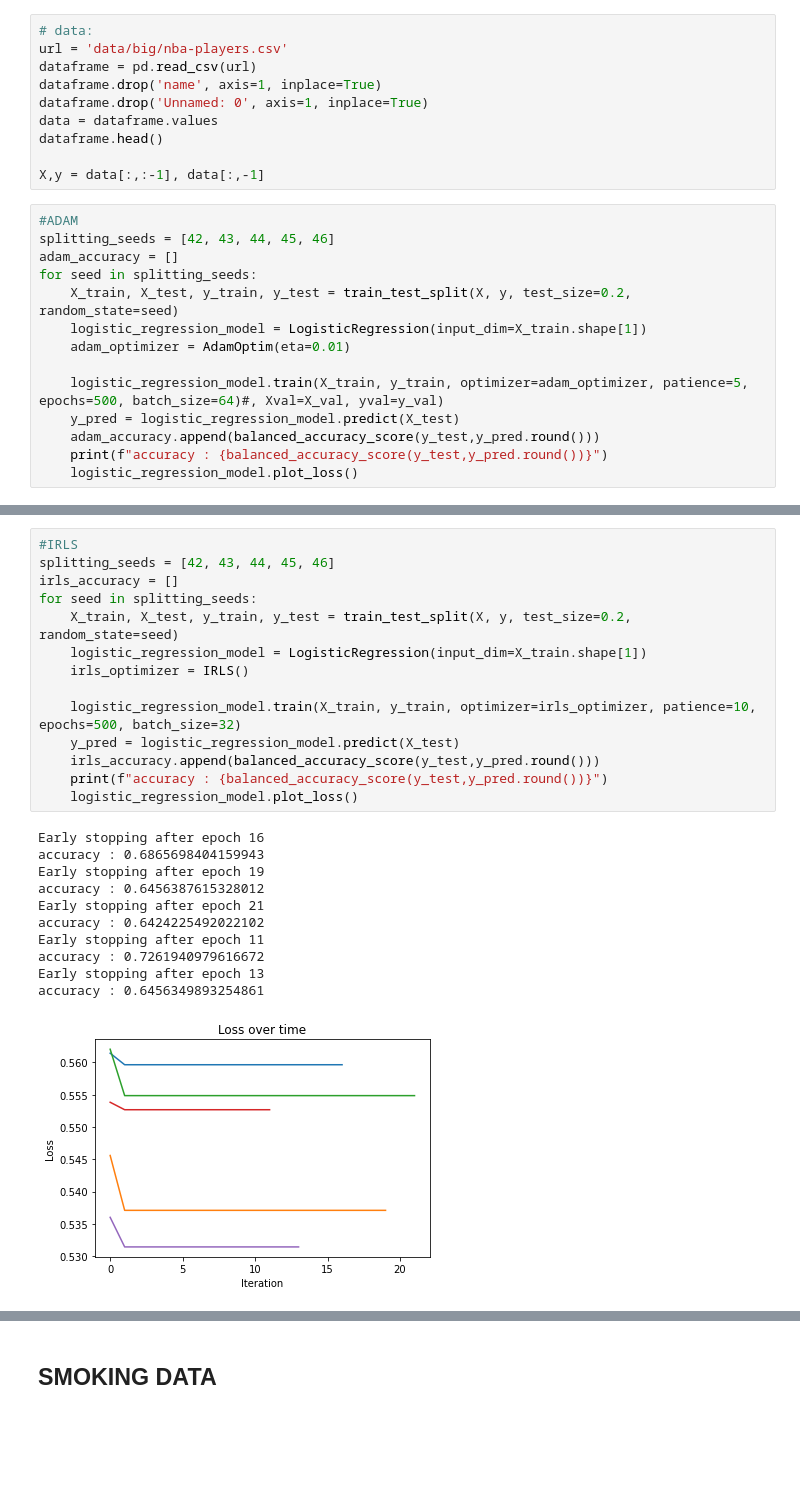
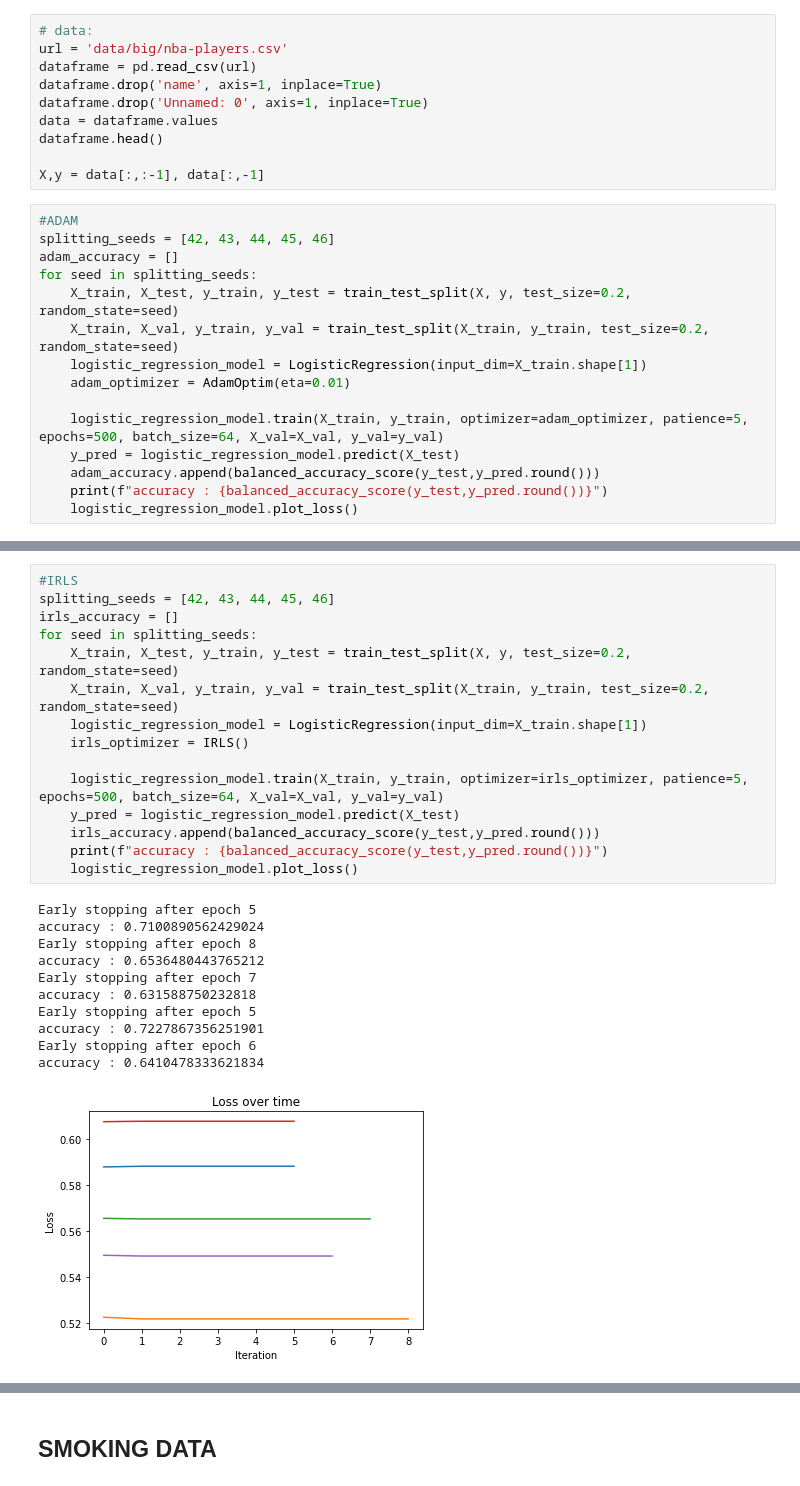
Before and after one commit to kozaka93/2024L-DSAdvancedML, a Jupyter notebook: projects/project1/group3/Narozniak_Czerwonski_Rucinski/src/my_results.ipynb, the cells around one changed output, grey strips where cells are left out. Saved outputs shown, nothing was run; the diff lists cells and outputs as text; blank space fills up the shorter version.

```diff
--- a/projects/project1/group3/Narozniak_Czerwonski_Rucinski/src/my_results.ipynb
+++ b/projects/project1/group3/Narozniak_Czerwonski_Rucinski/src/my_results.ipynb
@@ -33,10 +33,11 @@ splitting_seeds = [42, 43, 44, 45, 46]
 adam_accuracy = []
 for seed in splitting_seeds:
     X_train, X_test, y_train, y_test = train_test_split(X, y, test_size=0.2, random_state=seed)
+    X_train, X_val, y_train, y_val = train_test_split(X_train, y_train, test_size=0.2, random_state=seed)
     logistic_regression_model = LogisticRegression(input_dim=X_train.shape[1])
     adam_optimizer = AdamOptim(eta=0.01)
 
-    logistic_regression_model.train(X_train, y_train, optimizer=adam_optimizer, patience=5, epochs=500, batch_size=64)#, Xval=X_val, yval=y_val)
+    logistic_regression_model.train(X_train, y_train, optimizer=adam_optimizer, patience=5, epochs=500, batch_size=64, X_val=X_val, y_val=y_val)
     y_pred = logistic_regression_model.predict(X_test)
     adam_accuracy.append(balanced_accuracy_score(y_test,y_pred.round()))
     print(f"accuracy : {balanced_accuracy_score(y_test,y_pred.round())}")
@@ -55,29 +56,30 @@ accuracy : 0.6152270497951647
 # %%
 #IRLS
 splitting_seeds = [42, 43, 44, 45, 46]
 irls_accuracy = []
 for seed in splitting_seeds:
     X_train, X_test, y_train, y_test = train_test_split(X, y, test_size=0.2, random_state=seed)
+    X_train, X_val, y_train, y_val = train_test_split(X_train, y_train, test_size=0.2, random_state=seed)
     logistic_regression_model = LogisticRegression(input_dim=X_train.shape[1])
     irls_optimizer = IRLS()
 
-    logistic_regression_model.train(X_train, y_train, optimizer=irls_optimizer, patience=10, epochs=500, batch_size=32)
+    logistic_regression_model.train(X_train, y_train, optimizer=irls_optimizer, patience=5, epochs=500, batch_size=64, X_val=X_val, y_val=y_val)
     y_pred = logistic_regression_model.predict(X_test)
     irls_accuracy.append(balanced_accuracy_score(y_test,y_pred.round()))
     print(f"accuracy : {balanced_accuracy_score(y_test,y_pred.round())}")
     logistic_regression_model.plot_loss()
 # %% [output]
-Early stopping after epoch 16
-accuracy : 0.6865698404159943
-Early stopping after epoch 19
-accuracy : 0.6456387615328012
-Early stopping after epoch 21
-accuracy : 0.6424225492022102
-Early stopping after epoch 11
-accuracy : 0.7261940979616672
-Early stopping after epoch 13
-accuracy : 0.6456349893254861
+Early stopping after epoch 5
+accuracy : 0.7100890562429024
+Early stopping after epoch 8
+accuracy : 0.6536480443765212
+Early stopping after epoch 7
+accuracy : 0.631588750232818
+Early stopping after epoch 5
+accuracy : 0.7227867356251901
+Early stopping after epoch 6
+accuracy : 0.6410478333621834
-[figure, old version]
+[figure, new version]
 # %%
 #SGD
 splitting_seeds = [42, 43, 44, 45, 46]
```
Also changed, not shown: parts of 10 cells of this notebook, 1 other file.
